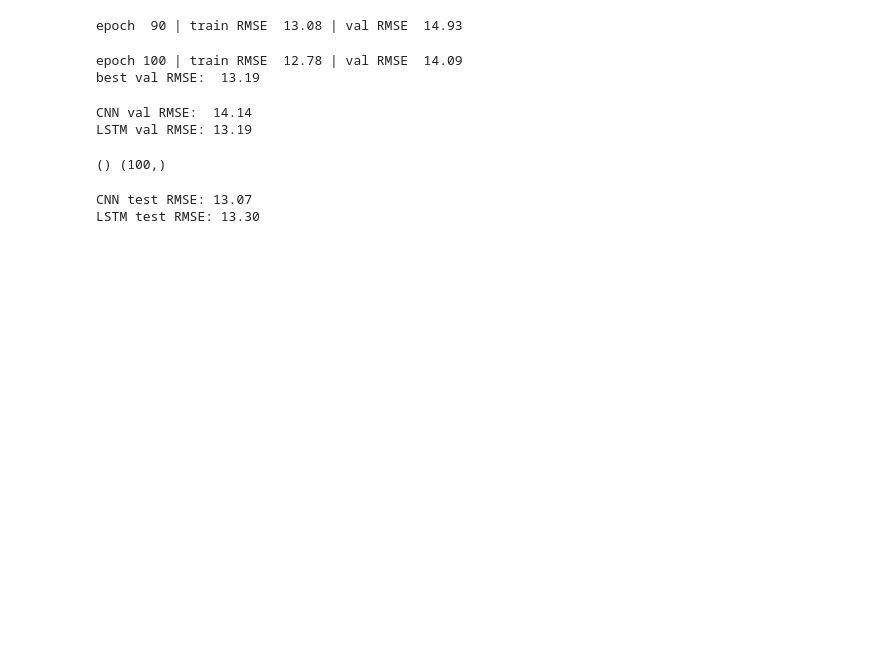
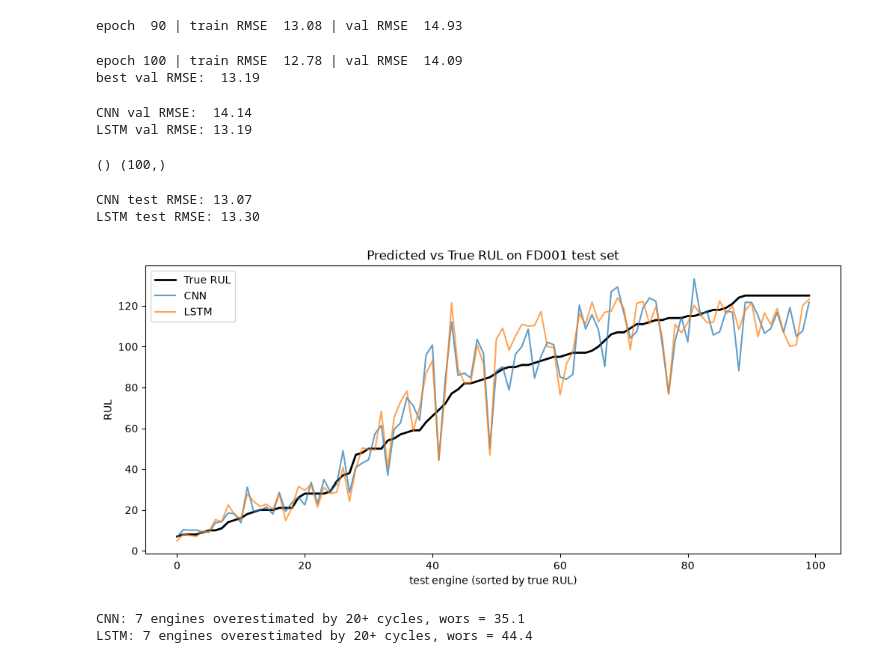
Before and after one commit to bryanfandawa/predictive-maintenance-cnn-lstm, a Jupyter notebook: notebooks/01_explore.ipynb, the cells around one changed output. Cells and saved outputs as stored; diff of their text form; code cells hidden in the pictures; blank space fills up the shorter version.

Commit message:
add test predictions plot and analyze error

```diff
--- a/notebooks/01_explore.ipynb
+++ b/notebooks/01_explore.ipynb
@@ -365,3 +365,28 @@ for name, m in [("CNN", cnn), ("LSTM", lstm)]:
 # %% [output]
 CNN test RMSE: 13.07
 LSTM test RMSE: 13.30
+# %%
+cnn_preds = predict(cnn, X_test)
+lstm_preds = predict(lstm, X_test)
+
+order = np.argsort(true_rul)
+
+plt.figure(figsize = (12, 5))
+plt.plot(true_rul[order], label = "True RUL", color = "black", linewidth = 2)
+plt.plot(cnn_preds[order], label = "CNN", alpha = 0.7)
+plt.plot(lstm_preds[order], label = "LSTM", alpha = 0.7)
+plt.xlabel("test engine (sorted by true RUL)")
+plt.ylabel("RUL")
+plt.legend()
+plt.title("Predicted vs True RUL on FD001 test set")
+plt.show()
+# %% [output]
+[figure, added]
+# %%
+for name, preds in [("CNN", cnn_preds), ("LSTM", lstm_preds)]:
+    err = preds - true_rul
+    late = (err > 20).sum()
+    print(f"{name}: {late} engines overestimated by 20+ cycles, wors = {err.max():.1f}")
+# %% [output]
+CNN: 7 engines overestimated by 20+ cycles, wors = 35.1
+LSTM: 7 engines overestimated by 20+ cycles, wors = 44.4
```
